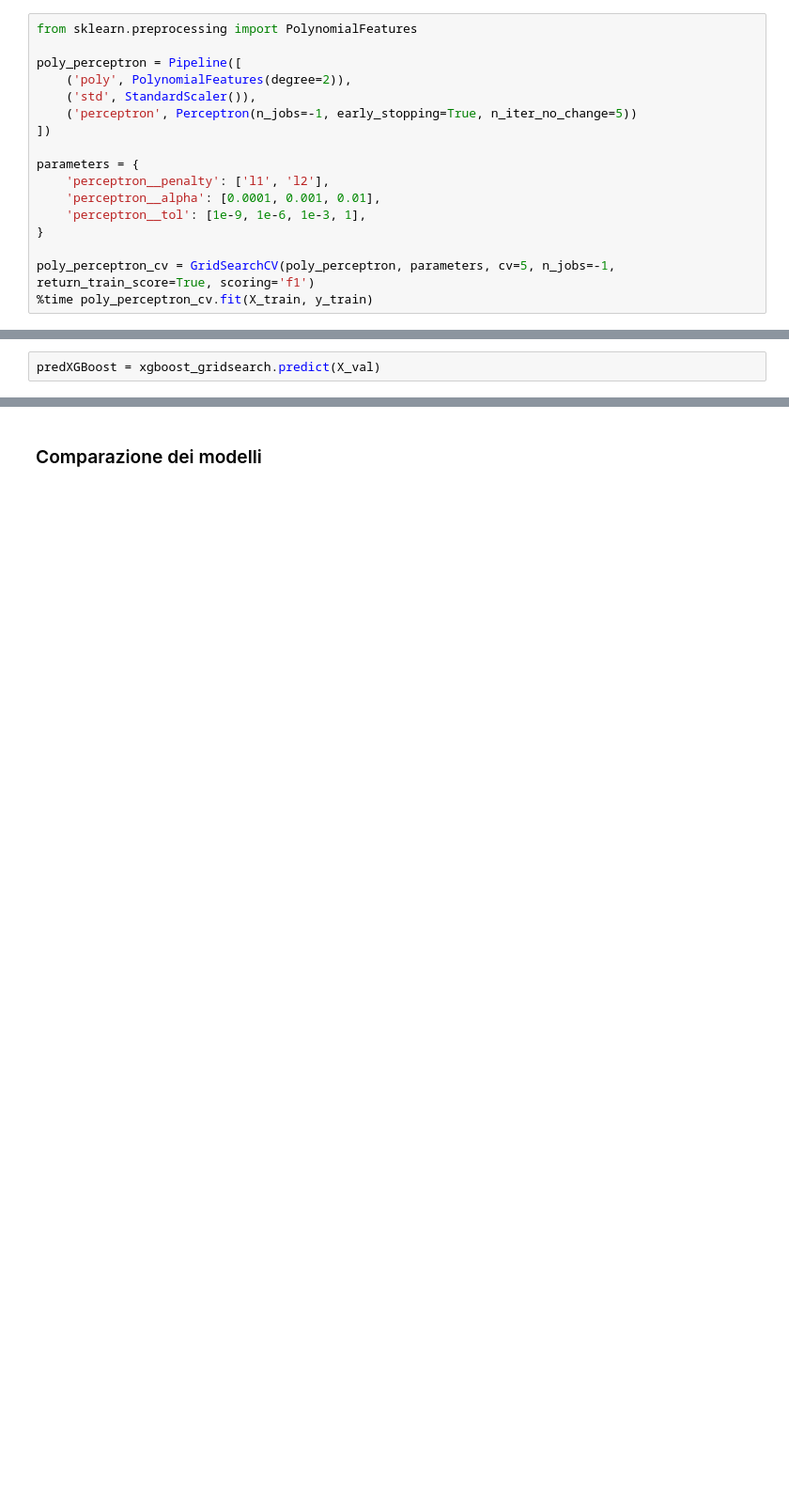
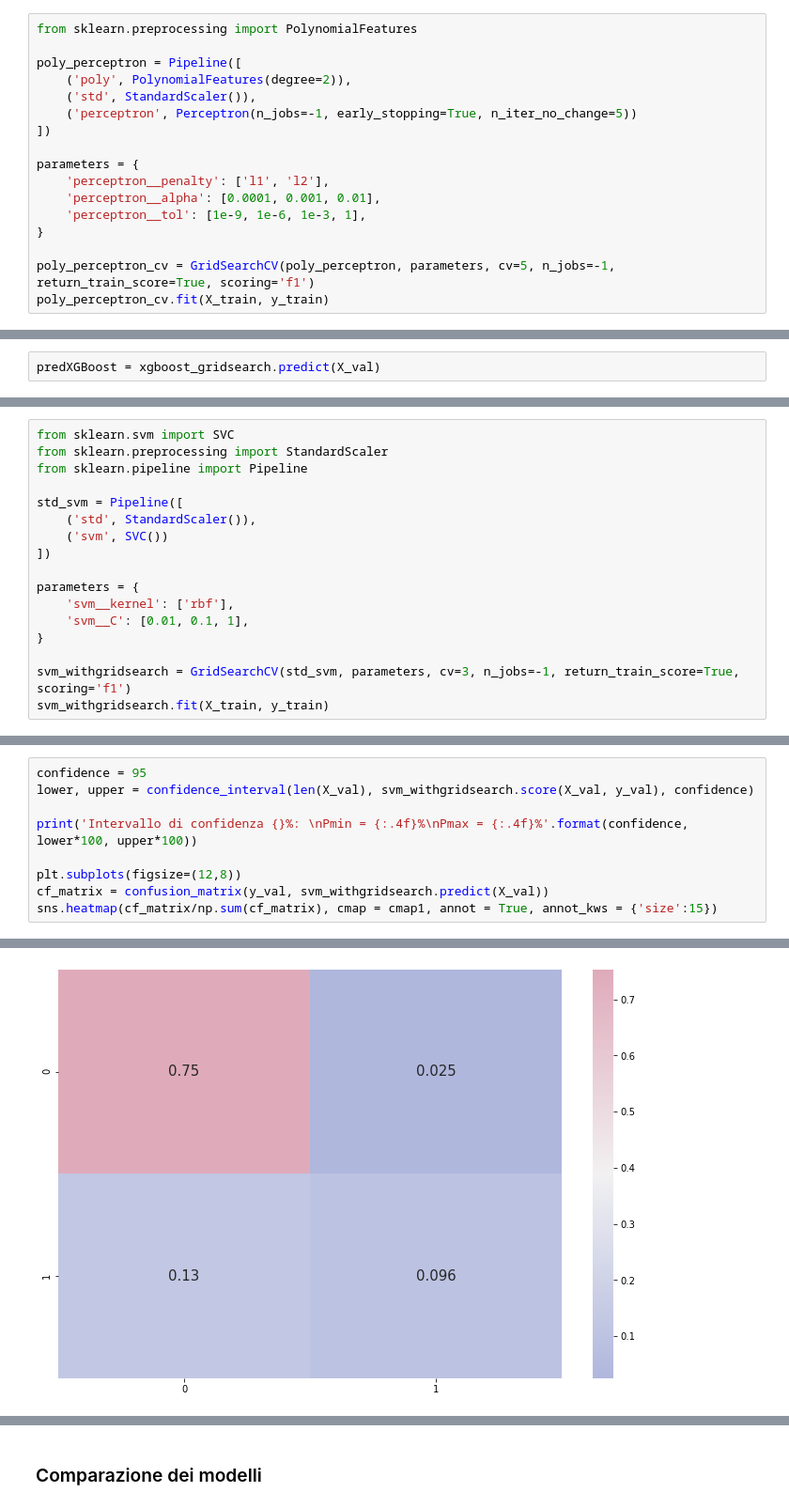
Before and after one commit to melissamagistri/RainPrediction, a Jupyter notebook: RainPrediction.ipynb, the cells around one changed output, grey strips where cells are left out. Shown: that part at 94% size. Drawn from its saved outputs; the diff is of its cells as text; blank space fills up the shorter version.

```diff
--- a/RainPrediction.ipynb
+++ b/RainPrediction.ipynb
@@ -439,5 +402,5 @@ parameters = {
 }
 
 poly_perceptron_cv = GridSearchCV(poly_perceptron, parameters, cv=5, n_jobs=-1, return_train_score=True, scoring='f1')
-%time poly_perceptron_cv.fit(X_train, y_train)
+poly_perceptron_cv.fit(X_train, y_train)
 # %% [output]
@@ -740,0 +681,17 @@ predXGBoost = xgboost_gridsearch.predict(X_val)
+# %%
+from sklearn.svm import SVC
+from sklearn.preprocessing import StandardScaler
+from sklearn.pipeline import Pipeline
+
+std_svm = Pipeline([
+    ('std', StandardScaler()),
+    ('svm', SVC())
+])
+
+parameters = {
+    'svm__kernel': ['rbf'],
+    'svm__C': [0.01, 0.1, 1],
+}
+
+svm_withgridsearch = GridSearchCV(std_svm, parameters, cv=3, n_jobs=-1, return_train_score=True, scoring='f1')
+svm_withgridsearch.fit(X_train, y_train)
@@ -740,0 +711,10 @@ predXGBoost = xgboost_gridsearch.predict(X_val)
+# %%
+confidence = 95
+lower, upper = confidence_interval(len(X_val), svm_withgridsearch.score(X_val, y_val), confidence)
+
+print('Intervallo di confidenza {}%: \nPmin = {:.4f}%\nPmax = {:.4f}%'.format(confidence, lower*100, upper*100))
+
+plt.subplots(figsize=(12,8))
+cf_matrix = confusion_matrix(y_val, svm_withgridsearch.predict(X_val))
+sns.heatmap(cf_matrix/np.sum(cf_matrix), cmap = cmap1, annot = True, annot_kws = {'size':15})
+# %% [output]
@@ -740,0 +725 @@ predXGBoost = xgboost_gridsearch.predict(X_val)
+[figure, added]
```
Also changed, not shown: parts of 64 cells of this notebook.
